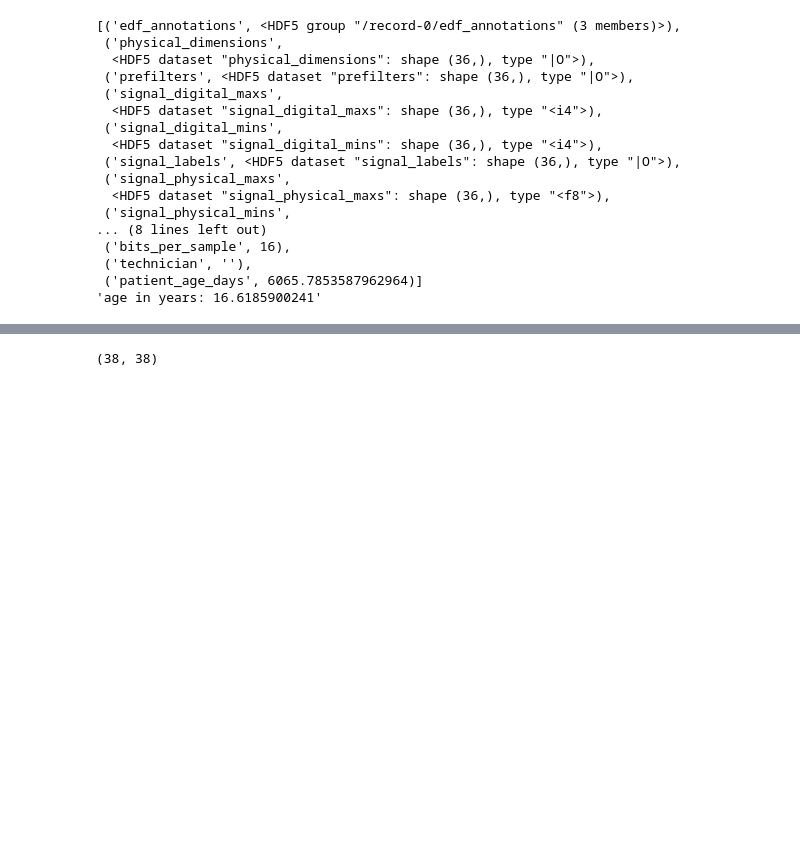
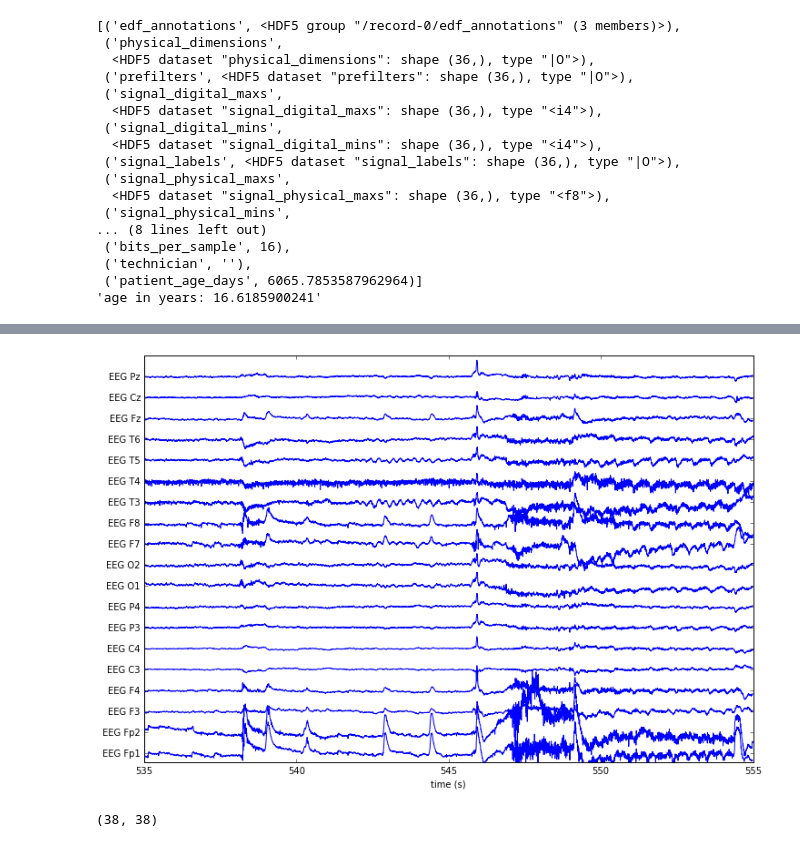
Before and after one commit to eegml/eeghdf, a Jupyter notebook: notebooks/vizLTempSz.ipynb, the cells around one changed output, grey strips where cells are left out. Saved outputs shown, nothing was run; the diff lists cells and outputs as text; code cells hidden in the pictures; blank space fills up the shorter version.

```diff
--- a/notebooks/vizLTempSz.ipynb
+++ b/notebooks/vizLTempSz.ipynb
@@ -84,3 +84,11 @@ epoch: 53
+# %%
+# perhaps a slightly easier representation of the plot
+stacklineplot.show_epoch_centered(signals, 545,
+                        epoch_width_sec=20,
+                        chstart=0, chstop=19, fs=rec.attrs['sample_frequency'],
+                        ylabels=electrode_labels, yscale=3.0)
+# %% [output]
+[figure, added]
 # %%
 annot = rec['edf_annotations']
 #print(list(annot.items()))
```
Also changed, not shown: parts of 3 cells of this notebook, 1 other file.
